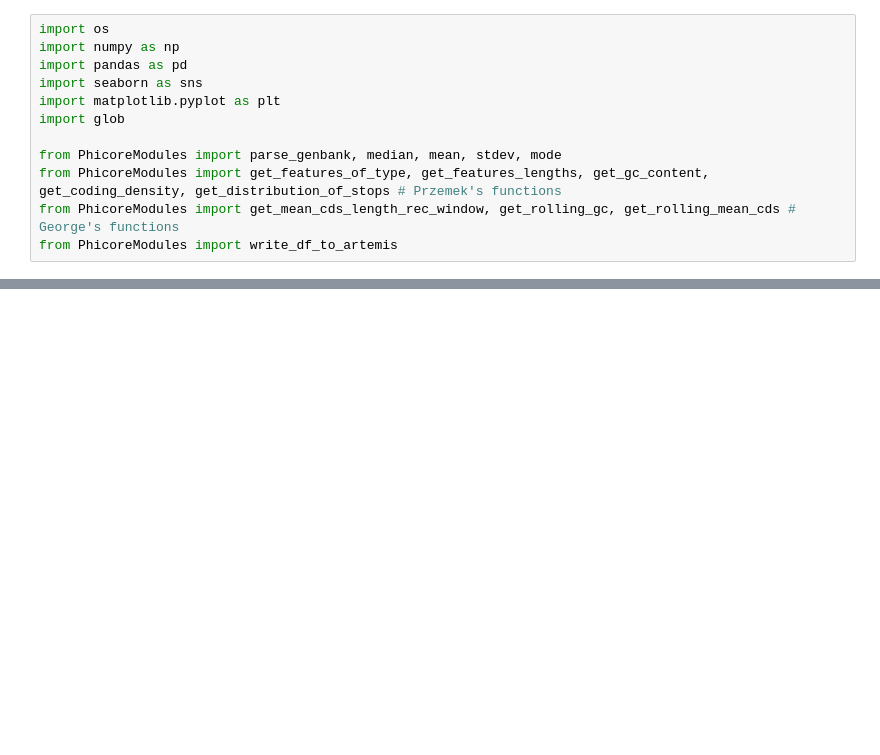
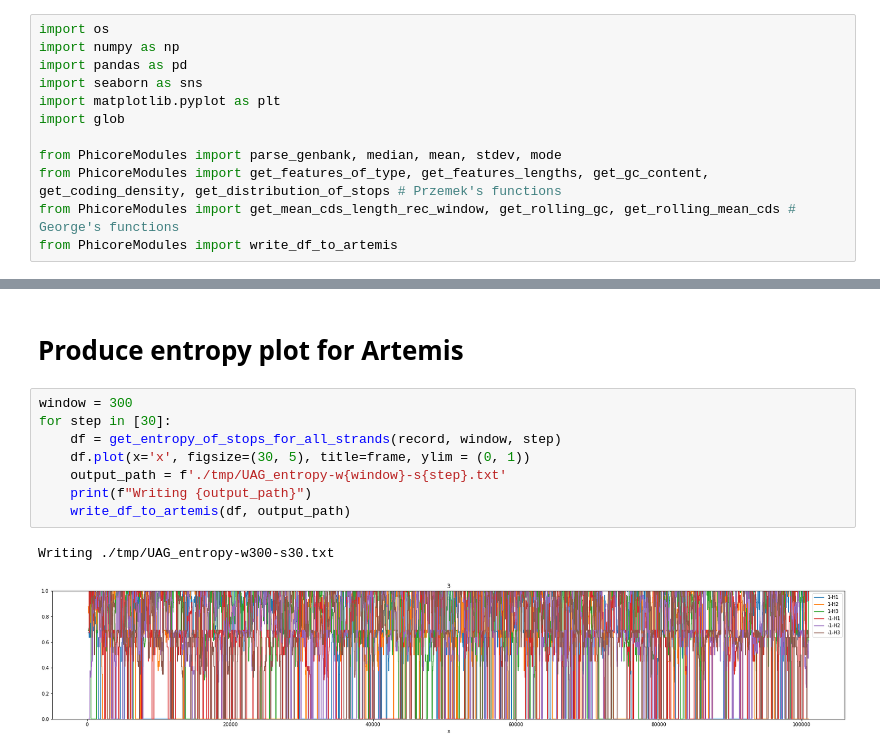
Before and after one commit to npbhavya/Phicore, a Jupyter notebook: getting_started.ipynb, the cells around one changed output, grey strips where cells are left out. Saved outputs shown, nothing was run; the diff lists cells and outputs as text; blank space fills up the shorter version.

```diff
--- a/getting_started.ipynb
+++ b/getting_started.ipynb
@@ -82,0 +300,13 @@ def get_distribution_of_stops_per_frame(seqiorec, window=210, step=30):
+# %% [markdown]
+# Produce entropy plot for Artemis
+# %%
+window = 300
+for step in [30]:
+    df = get_entropy_of_stops_for_all_strands(record, window, step)
+    df.plot(x='x', figsize=(30, 5), title=frame, ylim = (0, 1))
+    output_path = f'./tmp/UAG_entropy-w{window}-s{step}.txt'
+    print(f"Writing {output_path}")
+    write_df_to_artemis(df, output_path)
+# %% [output]
+Writing ./tmp/UAG_entropy-w300-s30.txt
+[figure, added]
```
Also changed, not shown: parts of 15 cells of this notebook.
